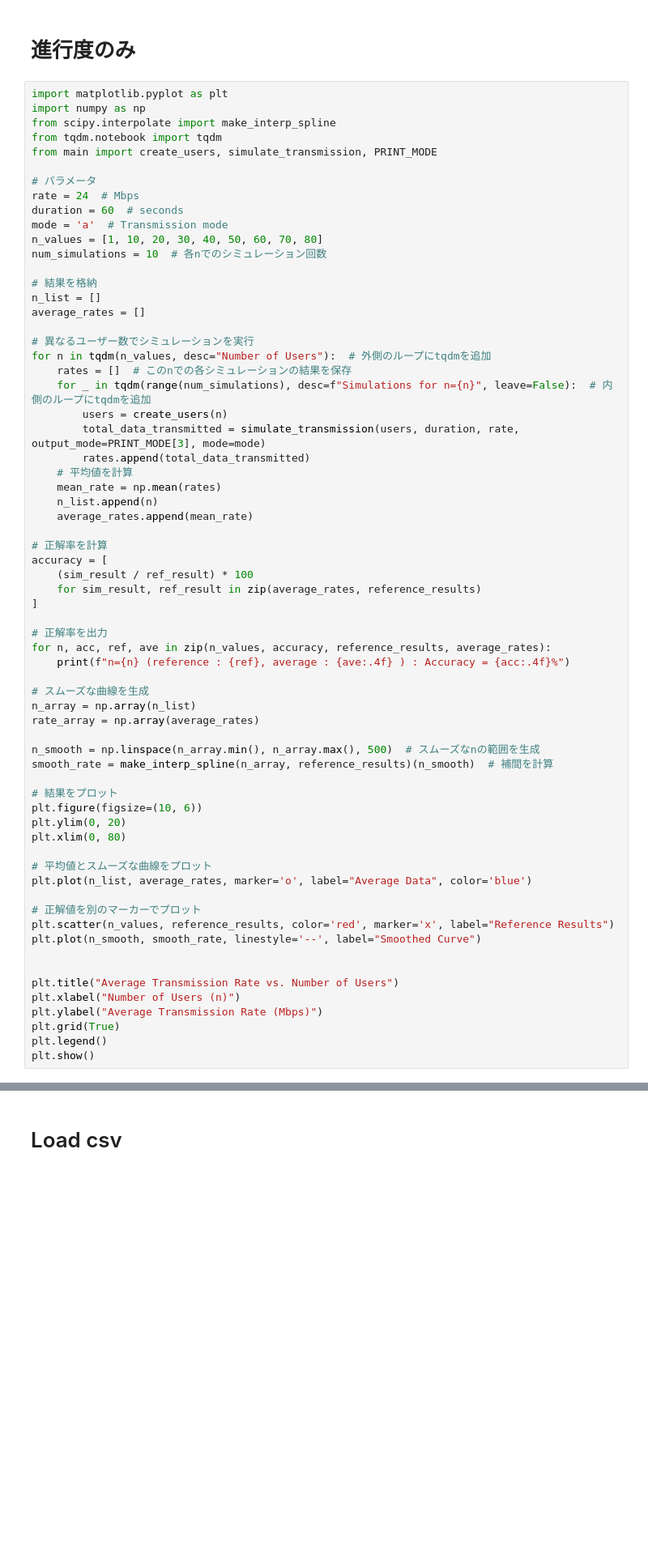
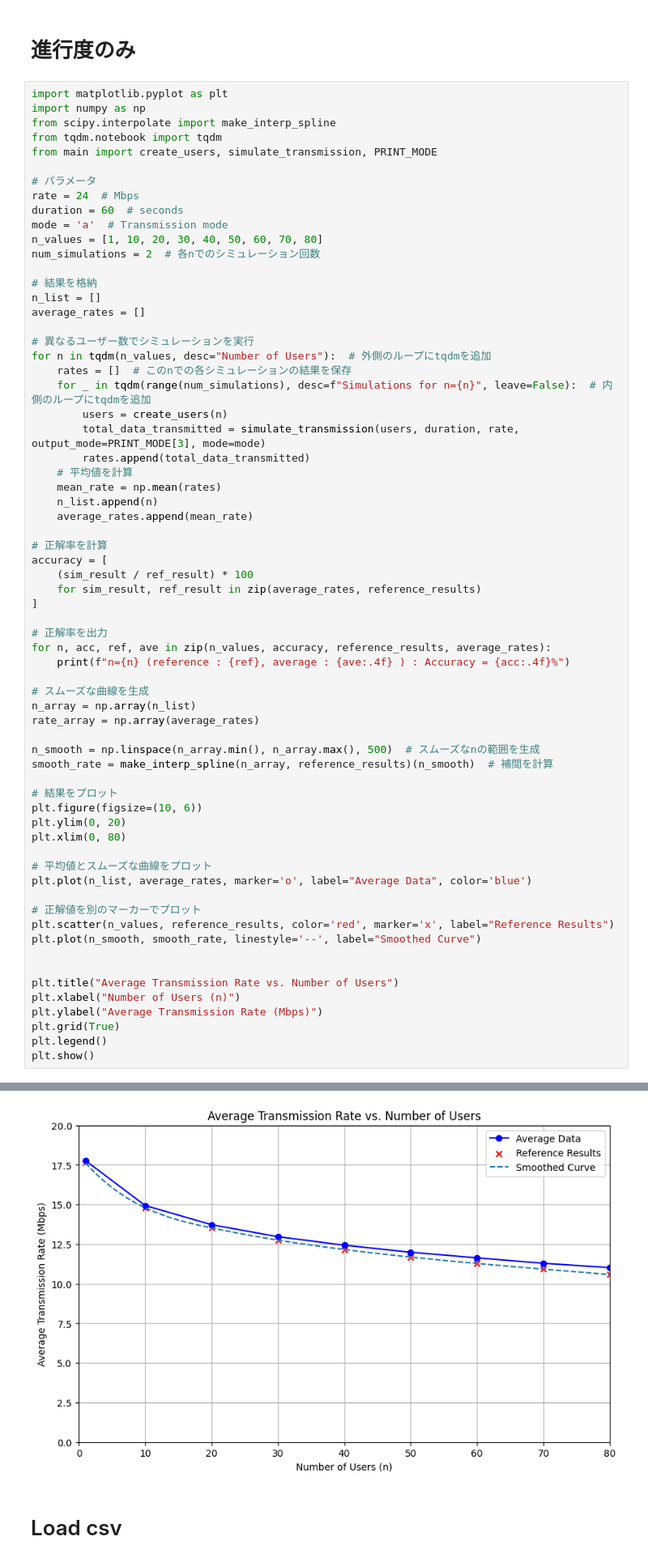
Before and after one commit to ShitaLab-TMCIT/IEEE802.11simulator, a Jupyter notebook: main.ipynb, the cells around one changed output, grey strips where cells are left out. Shown at 81% size. Drawn from its saved outputs; the diff is of its cells as text; blank space fills up the shorter version.

```diff
--- a/main.ipynb
+++ b/main.ipynb
@@ -104,7 +85,7 @@ rate = 24  # Mbps
 duration = 60  # seconds
 mode = 'a'  # Transmission mode
 n_values = [1, 10, 20, 30, 40, 50, 60, 70, 80]
-num_simulations = 10  # 各nでのシミュレーション回数
+num_simulations = 2  # 各nでのシミュレーション回数
 
 # 結果を格納
 n_list = []
@@ -163,3 +152,4 @@ KeyboardInterrupt:
+[figure, added]
 # %% [markdown]
 # Load csv
 # %%
```
Also changed, not shown: parts of 4 cells of this notebook, 4 other files.
